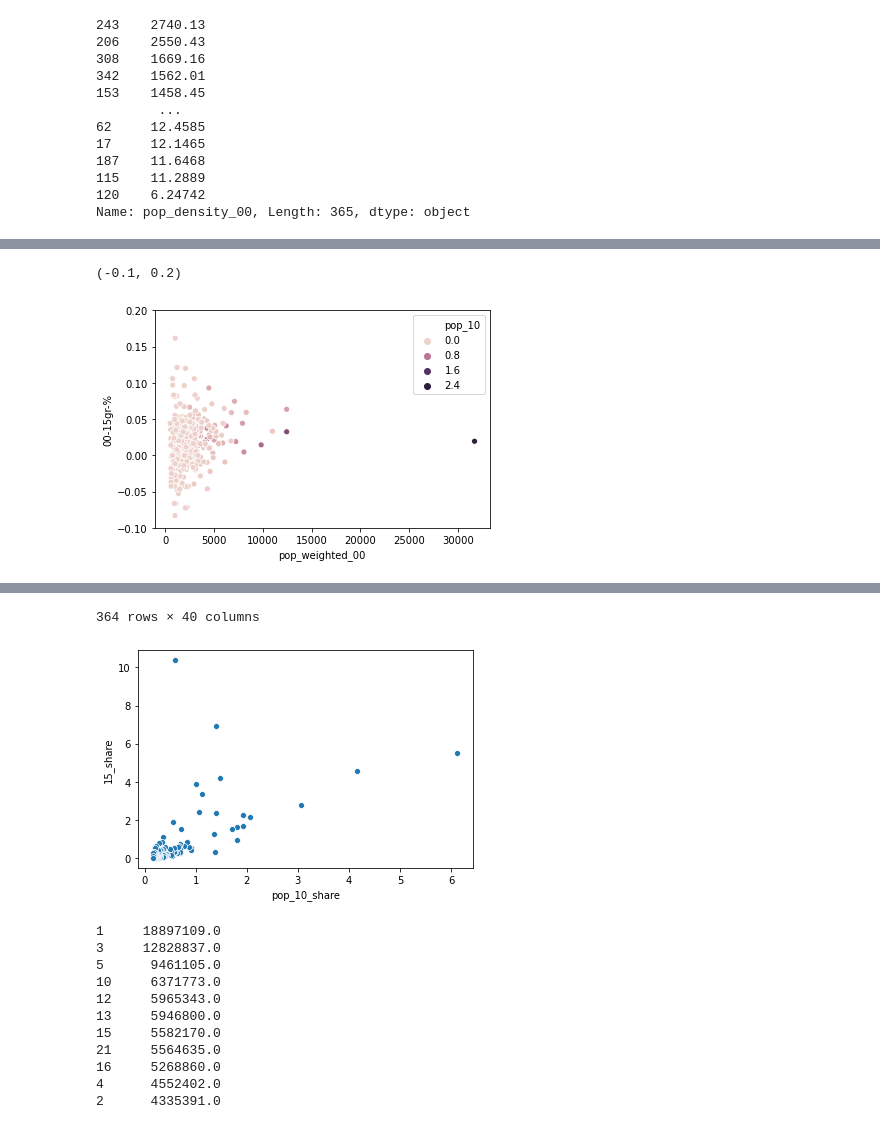
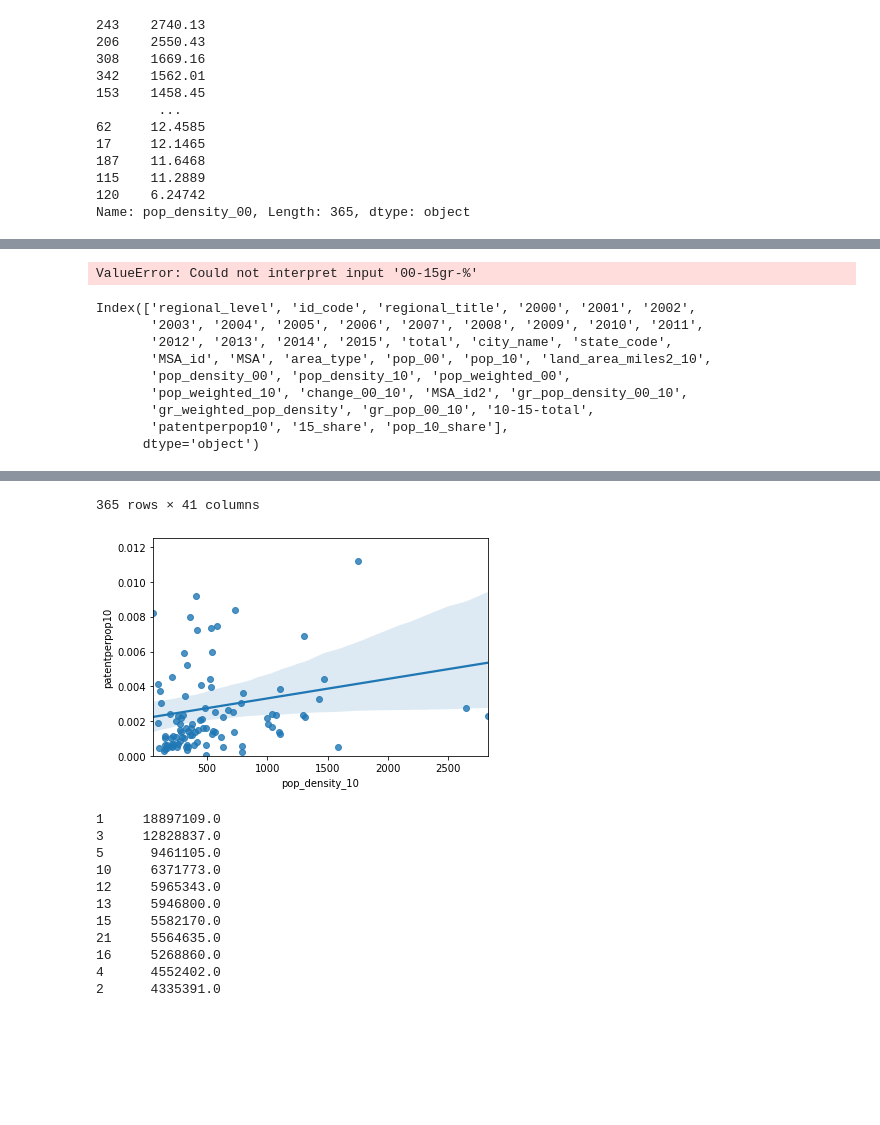
Before and after one commit to 107SBakst/107SBakst.github.io, a Jupyter notebook: Python/Project_chart2.ipynb, the cells around one changed output, grey strips where cells are left out. Drawn from its saved outputs; the diff is of its cells as text; code cells hidden in the pictures; blank space fills up the shorter version.

Commit message:
chart complete for innovation

```diff
--- a/Python/Project_chart2.ipynb
+++ b/Python/Project_chart2.ipynb
@@ -402,25 +402,27 @@ Name: pop_density_00, Length: 365, dtype: object
 #df.MSA_id2 = df.MSA_id2.astype('str')
 metroip2.id_code = metroip2.id_code.astype('float')
 mdf = pd.merge(metroip2,df,left_on='id_code',right_on='MSA_id2')
-
+mdf3 = mdf
 mdf['gr_pop_density_00_10'] = ((mdf['pop_density_10']/mdf['pop_density_00'])**(1/11))-1
 mdf['gr_weighted_pop_density'] = ((mdf['pop_weighted_10']/mdf['pop_weighted_00'])**(1/11))-1
 mdf['gr_pop_00_10'] = ((mdf['pop_10']/mdf['pop_00'])**(1/11))-1
 mdf = mdf.sort_values(['pop_density_10'], ascending=False)
 print(mdf.columns)
-custom_bucket_array = np.linspace(0,2800,15)
-mdf['pop_weighted_10'] = pd.qcut(mdf['pop_weighted_10'], q=10, labels=['d1', 'd2', 'd3' , 'd4', 'd5', 'd6' , 'd7', 'd8', 'd9', 'd10'])
-mdf2 = mdf.groupby(by='pop_weighted_10',axis=0).sum()
-mdf2['freq'] = mdf.groupby(by='pop_weighted_10',axis=0).size()
+
+mdf['pop_density_10'] = pd.qcut(mdf['pop_density_10'], q=10, labels=['d1', 'd2', 'd3' , 'd4', 'd5', 'd6' , 'd7', 'd8', 'd9', 'd10'])
+mdf2 = mdf.groupby(by='pop_density_10',axis=0).sum()
+mdf2['freq'] = mdf.groupby(by='pop_density_10',axis=0).size()
 #mdf = mdf.sort_values(['pop_density_10'], ascending=True)
-#mdf2.drop(['id_code','MSA_id',	'pop_10'	,'pop_density_10',	'pop_weighted_10',	'MSA_id2'],axis=1,inplace=True)
+mdf2.drop(['id_code','MSA_id','MSA_id2'],axis=1,inplace=True)
 ust =  us['2010'].astype('float') + us['2011'].astype('float') + us['2012'].astype('float') + us['2013'].astype('float') + us['2014'].astype('float') + us['2015'].astype('float')
 mdf2['00-15-total'] = ((mdf2['2000'] + mdf2['2001'] + mdf2['2002'] + mdf2['2003'] + mdf2['2004'] + mdf2['2005'] + mdf2['2006'] + mdf2['2007'] + mdf2['2008'] + mdf2['2009'] + mdf2['2010'] + mdf2['2011'] + mdf2['2012'] + mdf2['2013'] + mdf2['2014'] + mdf2['2015']) / 1592166)*100
-mdf2['10-15-total'] = ((mdf2['2010'] + mdf2['2011'] + mdf2['2012'] + mdf2['2013'] + mdf2['2014'] + mdf2['2015']) / 756535.0)*100
-
+mdf2['10-15-total'] = (mdf2['2010'] + mdf2['2011'] + mdf2['2012'] + mdf2['2013'] + mdf2['2014'] + mdf2['2015'])
+mdf2['10-15-patent-per-person'] = (mdf2['10-15-total'] / mdf2['pop_10'])*10000 #This is to calculate patent per 10,000 people
+mdf2['10-15-%-total'] = (mdf2['10-15-total'] / 756535.0)*100
 mdf2['00-15gr-%'] = ((mdf2['2015']/mdf2['2000'])**(1/16))-1
 mdf2['10-15gr-%'] = ((mdf2['2015']/mdf2['2010'])**(1/6))-1
-mdf2
+mdf2.reset_index(inplace=True)
+sns.barplot(data=mdf2,x='pop_density_10',y='10-15-patent-per-person')
 # %% [output]
 Index(['regional_level', 'id_code', 'regional_title', '2000', '2001', '2002',
        '2003', '2004', '2005', '2006', '2007', '2008', '2009', '2010', '2011',
@@ -455,16 +443,27 @@ ax = sns.scatterplot(x='pop_weighted_00',y='00-15gr-%',data=dat, hue='pop_10')
 #sns.barplot(data=dat,x='MSA',y='gr_pop_density_00_10')
 plt.ylim(-0.1,0.2)
 # %% [output]
-(-0.1, 0.2)
+ValueError: Could not interpret input '00-15gr-%'
-[figure, removed]
 # %%
-mdf = mdf.sort_values(['pop_00'], ascending=False)
-dat = mdf[0:100]
-mdf['15_share'] = (mdf['2015']/140928)*100
-mdf['pop_10_share'] = (mdf['pop_10']/308745538.0)*100
-mdf = mdf.sort_values(['pop_10_share'], ascending=False)
-ax2 = sns.scatterplot(x='pop_10_share',y='15_share',data=mdf[0:100])
-
-mdf
+mdf3 = mdf3.sort_values(['pop_00'], ascending=False)
+dat = mdf3[0:300]
+mdf3['10-15-total'] = mdf3['2010'] + mdf3['2011'] + mdf3['2012'] + mdf3['2013'] + mdf3['2014'] + mdf3['2015']
+mdf3['patentperpop10'] = mdf3['10-15-total'] / mdf3['pop_10']
+mdf3['15_share'] = (mdf3['2015']/140928)*100
+mdf3['pop_10_share'] = (mdf3['pop_10']/308745538.0)*100
+mdf3 = mdf3.sort_values(['pop_10_share'], ascending=False)
+ax2 = sns.regplot(x='pop_density_10',y='patentperpop10',data=mdf3[0:100])
+plt.ylim(0,0.0125)
+print(mdf3.columns)
+mdf3
 # %% [output]
+Index(['regional_level', 'id_code', 'regional_title', '2000', '2001', '2002',
+       '2003', '2004', '2005', '2006', '2007', '2008', '2009', '2010', '2011',
+       '2012', '2013', '2014', '2015', 'total', 'city_name', 'state_code',
+       'MSA_id', 'MSA', 'area_type', 'pop_00', 'pop_10', 'land_area_miles2_10',
+       'pop_density_00', 'pop_density_10', 'pop_weighted_00',
+       'pop_weighted_10', 'change_00_10', 'MSA_id2', 'gr_pop_density_00_10',
+       'gr_weighted_pop_density', 'gr_pop_00_10', '10-15-total',
+       'patentperpop10', '15_share', 'pop_10_share'],
+      dtype='object')
 |  | regional_level | id_code | regional_title | 2000 | 2001 | 2002 | 2003 | 2004 | 2005 | ... |
@@ -482,5 +481,5 @@ mdf
-364 rows × 40 columns
+365 rows × 41 columns
-[figure, old version]
+[figure, new version]
 # %%
 
 mdf = mdf.sort_values(['pop_10_share'], ascending=False)
```
Also changed, not shown: parts of 3 cells of this notebook.
